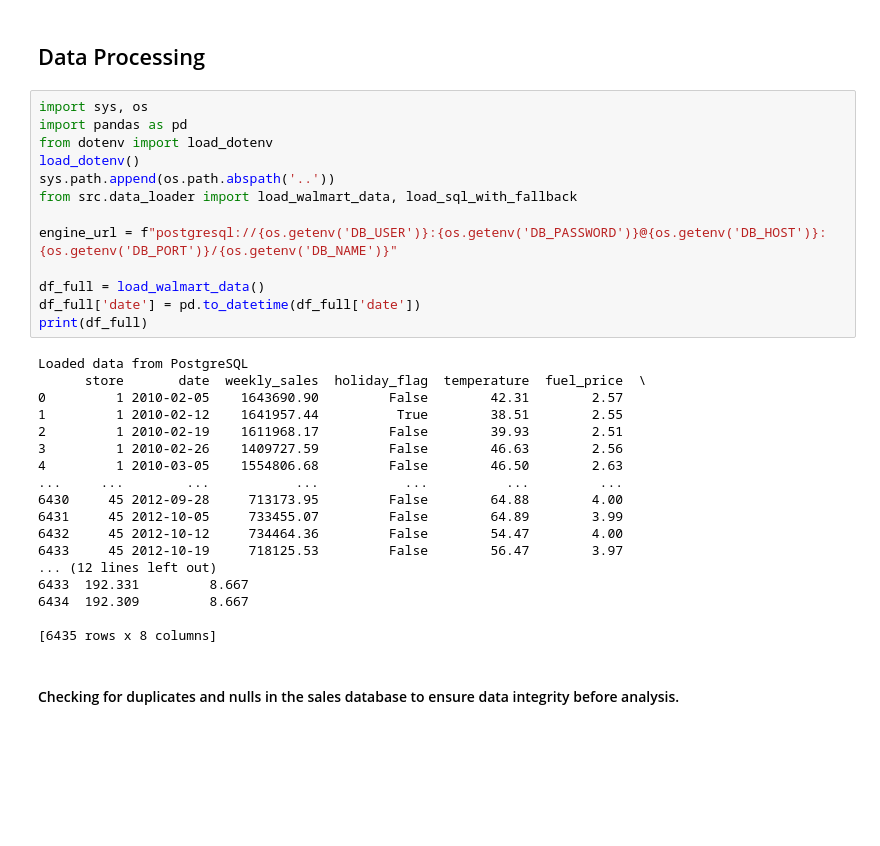
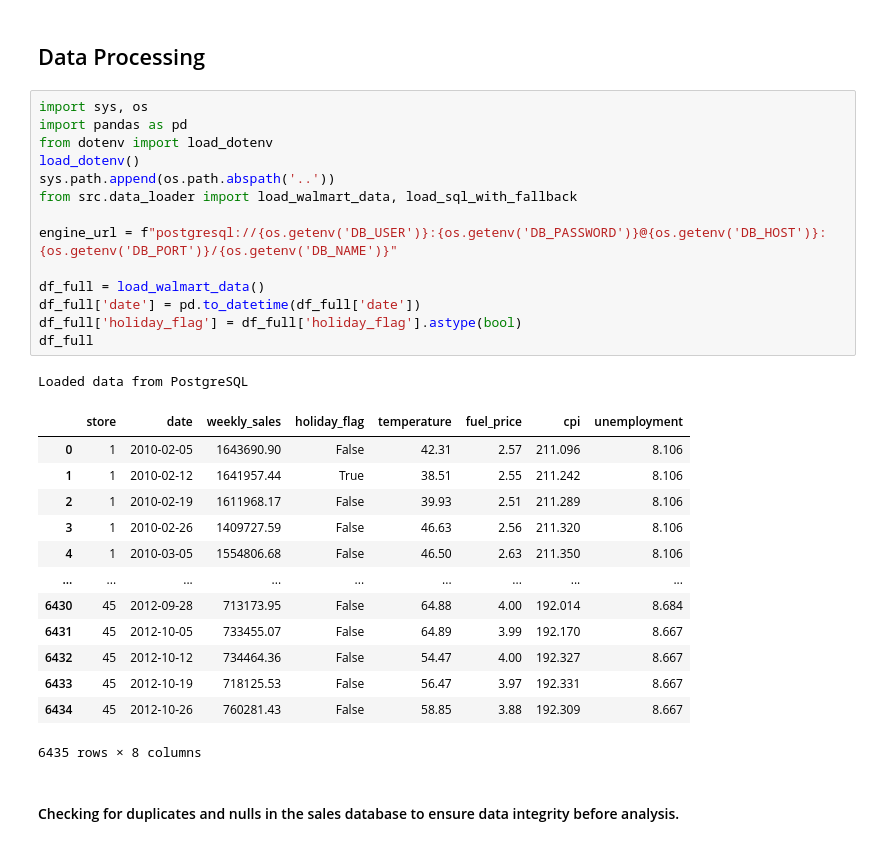
Before and after one commit to AaronVillegas5/walmart_data_analysis, a Jupyter notebook: notebooks/walmart_data_analysis.ipynb, the cells around one changed output. Cells and saved outputs as stored; diff of their text form; blank space fills up the shorter version.

```diff
--- a/notebooks/walmart_data_analysis.ipynb
+++ b/notebooks/walmart_data_analysis.ipynb
@@ -47,34 +47,32 @@ The data includes both internal store performance metrics and external variables
 # %%
 import sys, os
 import pandas as pd
 from dotenv import load_dotenv
 load_dotenv()
 sys.path.append(os.path.abspath('..'))
 from src.data_loader import load_walmart_data, load_sql_with_fallback
 
 engine_url = f"postgresql://{os.getenv('DB_USER')}:{os.getenv('DB_PASSWORD')}@{os.getenv('DB_HOST')}:{os.getenv('DB_PORT')}/{os.getenv('DB_NAME')}"
 
 df_full = load_walmart_data()
 df_full['date'] = pd.to_datetime(df_full['date'])
-print(df_full)
+df_full['holiday_flag'] = df_full['holiday_flag'].astype(bool)
+df_full
 # %% [output]
 Loaded data from PostgreSQL
-      store       date  weekly_sales  holiday_flag  temperature  fuel_price  \
-0         1 2010-02-05    1643690.90         False        42.31        2.57
-1         1 2010-02-12    1641957.44          True        38.51        2.55
-2         1 2010-02-19    1611968.17         False        39.93        2.51
-3         1 2010-02-26    1409727.59         False        46.63        2.56
-4         1 2010-03-05    1554806.68         False        46.50        2.63
-...     ...        ...           ...           ...          ...         ...
-6430     45 2012-09-28     713173.95         False        64.88        4.00
-6431     45 2012-10-05     733455.07         False        64.89        3.99
-6432     45 2012-10-12     734464.36         False        54.47        4.00
-6433     45 2012-10-19     718125.53         False        56.47        3.97
-... (12 lines left out)
-6433  192.331         8.667
-6434  192.309         8.667
-
-[6435 rows x 8 columns]
+|  | store | date | weekly_sales | holiday_flag | temperature | fuel_price | cpi | unemployment |
+| 0 | 1 | 2010-02-05 | 1643690.90 | False | 42.31 | 2.57 | 211.096 | 8.106 |
+| 1 | 1 | 2010-02-12 | 1641957.44 | True | 38.51 | 2.55 | 211.242 | 8.106 |
+| 2 | 1 | 2010-02-19 | 1611968.17 | False | 39.93 | 2.51 | 211.289 | 8.106 |
+| 3 | 1 | 2010-02-26 | 1409727.59 | False | 46.63 | 2.56 | 211.320 | 8.106 |
+| 4 | 1 | 2010-03-05 | 1554806.68 | False | 46.50 | 2.63 | 211.350 | 8.106 |
+| ... | ... | ... | ... | ... | ... | ... | ... | ... |
+| 6430 | 45 | 2012-09-28 | 713173.95 | False | 64.88 | 4.00 | 192.014 | 8.684 |
+| 6431 | 45 | 2012-10-05 | 733455.07 | False | 64.89 | 3.99 | 192.170 | 8.667 |
+| 6432 | 45 | 2012-10-12 | 734464.36 | False | 54.47 | 4.00 | 192.327 | 8.667 |
+| 6433 | 45 | 2012-10-19 | 718125.53 | False | 56.47 | 3.97 | 192.331 | 8.667 |
+| 6434 | 45 | 2012-10-26 | 760281.43 | False | 58.85 | 3.88 | 192.309 | 8.667 |
+6435 rows × 8 columns
 # %% [markdown]
 #### Checking for duplicates and nulls in the sales database to ensure data integrity before analysis.
 # %%
```
Also changed, not shown: parts of 2 cells of this notebook.
